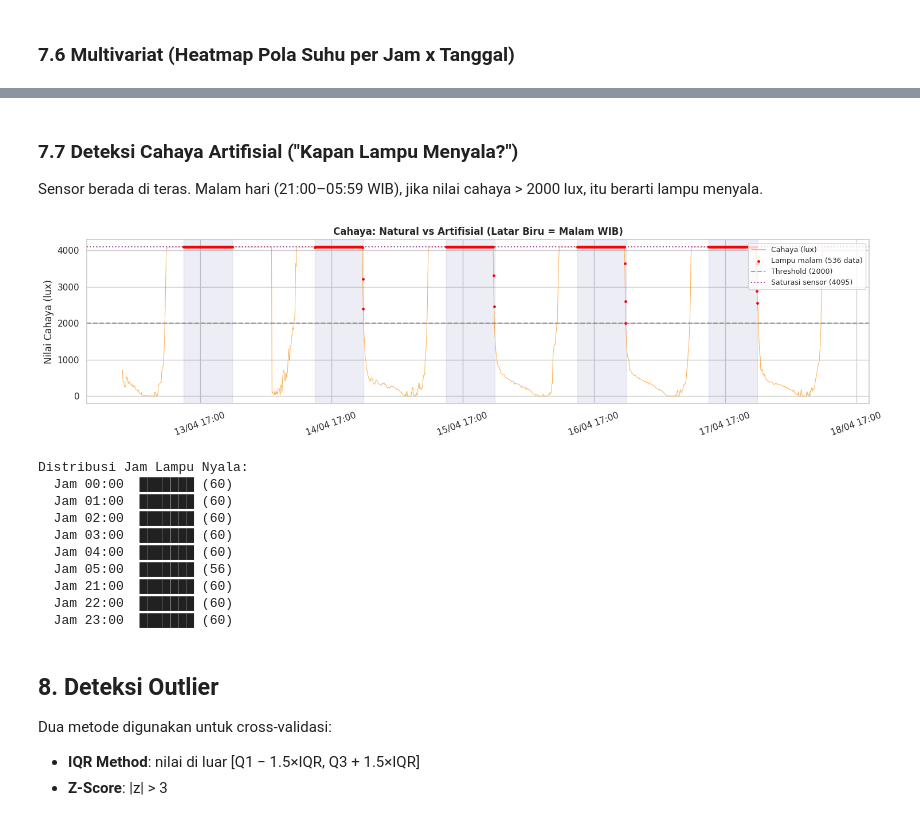
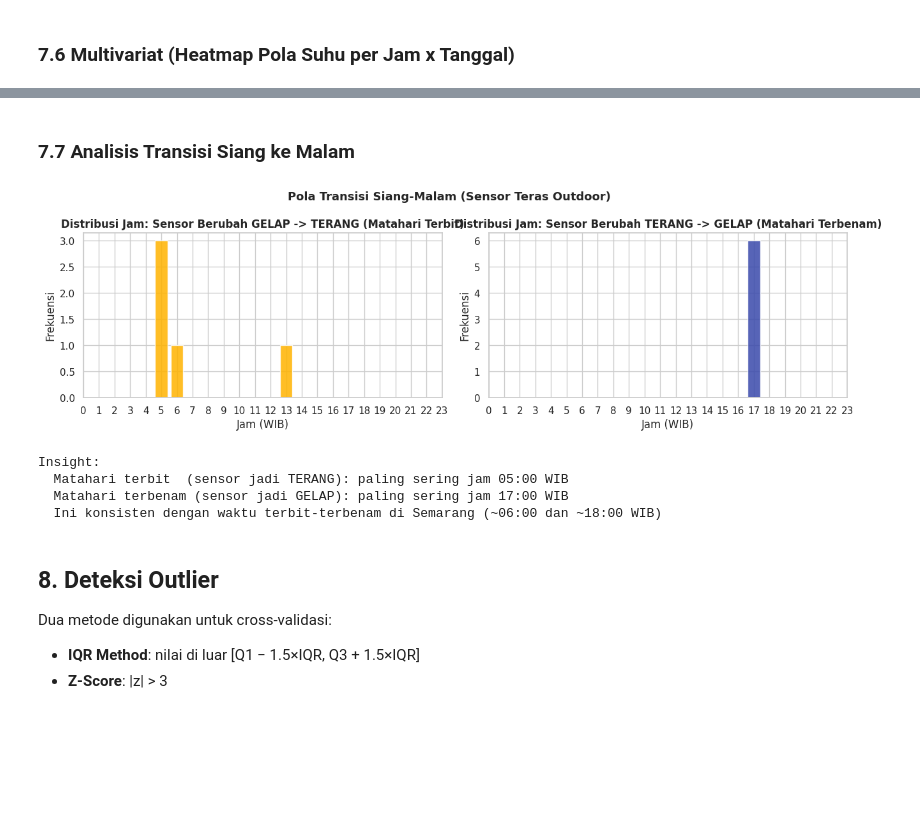
Before and after one commit to delafajarmulia/suhu-detector-ai, a Jupyter notebook: weather_analysis_2.ipynb, the cells around one changed output, grey strips where cells are left out. Drawn from its saved outputs; the diff is of its cells as text; code cells hidden in the pictures; blank space fills up the shorter version.

Commit message:
change: repairing data ldr sensor

```diff
--- a/weather_analysis_2.ipynb
+++ b/weather_analysis_2.ipynb
@@ -610,49 +652,41 @@ Insight:
 # %% [markdown]
-### 7.7 Deteksi Cahaya Artifisial ("Kapan Lampu Menyala?")
-
-Sensor berada di teras. Malam hari (21:00–05:59 WIB), jika nilai cahaya > 2000 lux, itu berarti lampu menyala.
+### 7.7 Analisis Transisi Siang ke Malam
 # %%
-fig, ax = plt.subplots(figsize=(15, 4))
+# Jam berapa transisi TERANG->GELAP dan GELAP->TERANG terjadi?
+df_feat['kondisi_num'] = (df_feat['kondisi'] == 'TERANG').astype(int)
+transisi = df_feat['kondisi_num'].diff()
 
-ax.plot(df_feat.index, df_feat['cahaya'], color='#FB8C00', lw=0.7, alpha=0.7, label='Cahaya (lux)')
+waktu_terbit = df_feat[transisi == 1]['jam'].value_counts().sort_index()
+waktu_terbenam = df_feat[transisi == -1]['jam'].value_counts().sort_index()
 
-nm = df_feat['is_malam'] == 1
-grps_n2 = (nm.diff().fillna(nm) != 0).cumsum()
-for gid, grp in df_feat[nm].groupby(grps_n2[nm]):
-    ax.axvspan(grp.index[0], grp.index[-1], alpha=0.07, color='navy')
+fig, axes = plt.subplots(1, 2, figsize=(13, 4))
 
-mask_art = df_feat['cahaya_artifisial'] == 1
-ax.scatter(df_feat[mask_art].index, df_feat[mask_art]['cahaya'],
-           color='red', s=6, zorder=5, label=f'Lampu malam ({mask_art.sum()} data)')
+axes[0].bar(waktu_terbit.index, waktu_terbit.values, color='#FFB300', edgecolor='white', alpha=0.85)
+axes[0].set_title('Distribusi Jam: Sensor Berubah GELAP -> TERANG (Matahari Terbit)', fontweight='bold')
+axes[0].set_xlabel('Jam (WIB)'); axes[0].set_ylabel('Frekuensi')
+axes[0].set_xticks(range(0,24))
 
-ax.axhline(y=THRESHOLD_CAHAYA, color='gray',   linestyle='--', alpha=0.7, label=f'Threshold ({THRESHOLD_CAHAYA})')
-ax.axhline(y=4095,             color='purple', linestyle=':',  alpha=0.7, label='Saturasi sensor (4095)')
+axes[1].bar(waktu_terbenam.index, waktu_terbenam.values, color='#3949AB', edgecolor='white', alpha=0.85)
+axes[1].set_title('Distribusi Jam: Sensor Berubah TERANG -> GELAP (Matahari Terbenam)', fontweight='bold')
+axes[1].set_xlabel('Jam (WIB)'); axes[1].set_ylabel('Frekuensi')
+axes[1].set_xticks(range(0,24))
 
-ax.set_title('Cahaya: Natural vs Artifisial (Latar Biru = Malam WIB)', fontweight='bold')
-ax.set_ylabel('Nilai Cahaya (lux)')
-ax.xaxis.set_major_formatter(mdates.DateFormatter('%d/%m %H:%M'))
-ax.legend(loc='upper right', fontsize=9)
-plt.xticks(rotation=20)
+plt.suptitle('Pola Transisi Siang-Malam (Sensor Teras Outdoor)', fontsize=13, fontweight='bold')
 plt.tight_layout()
 plt.show()
 
-art_jam = df_feat[mask_art]['jam'].value_counts().sort_index()
-print('Distribusi Jam Lampu Nyala:')
-for j, cnt in art_jam.items():
-    bar = chr(9608) * (cnt // 8)
-    print(f'  Jam {j:02d}:00  {bar} ({cnt})')
+print('\nInsight:')
+terbit_jam = waktu_terbit.idxmax() if len(waktu_terbit) > 0 else 'N/A'
+terbenam_jam = waktu_terbenam.idxmax() if len(waktu_terbenam) > 0 else 'N/A'
+print(f'  Matahari terbit  (sensor jadi TERANG): paling sering jam {terbit_jam:02d}:00 WIB')
+print(f'  Matahari terbenam (sensor jadi GELAP): paling sering jam {terbenam_jam:02d}:00 WIB')
+print('  Ini konsisten dengan waktu terbit-terbenam di Semarang (~06:00 dan ~18:00 WIB)')
 # %% [output]
-[figure, old version]
+[figure, new version]
-Distribusi Jam Lampu Nyala:
-  Jam 00:00  ███████ (60)
-  Jam 01:00  ███████ (60)
-  Jam 02:00  ███████ (60)
-  Jam 03:00  ███████ (60)
-  Jam 04:00  ███████ (60)
-  Jam 05:00  ███████ (56)
-  Jam 21:00  ███████ (60)
-  Jam 22:00  ███████ (60)
-  Jam 23:00  ███████ (60)
+Insight:
+  Matahari terbit  (sensor jadi TERANG): paling sering jam 05:00 WIB
+  Matahari terbenam (sensor jadi GELAP): paling sering jam 17:00 WIB
+  Ini konsisten dengan waktu terbit-terbenam di Semarang (~06:00 dan ~18:00 WIB)
 # %% [markdown]
 ## 8. Deteksi Outlier
 
```
Also changed, not shown: parts of 14 cells of this notebook.
